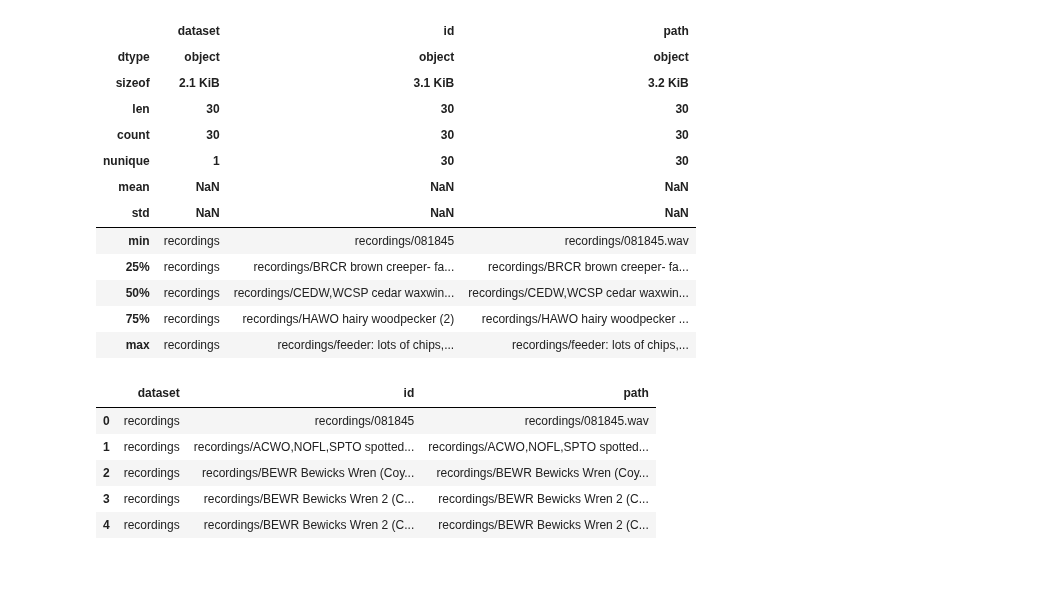
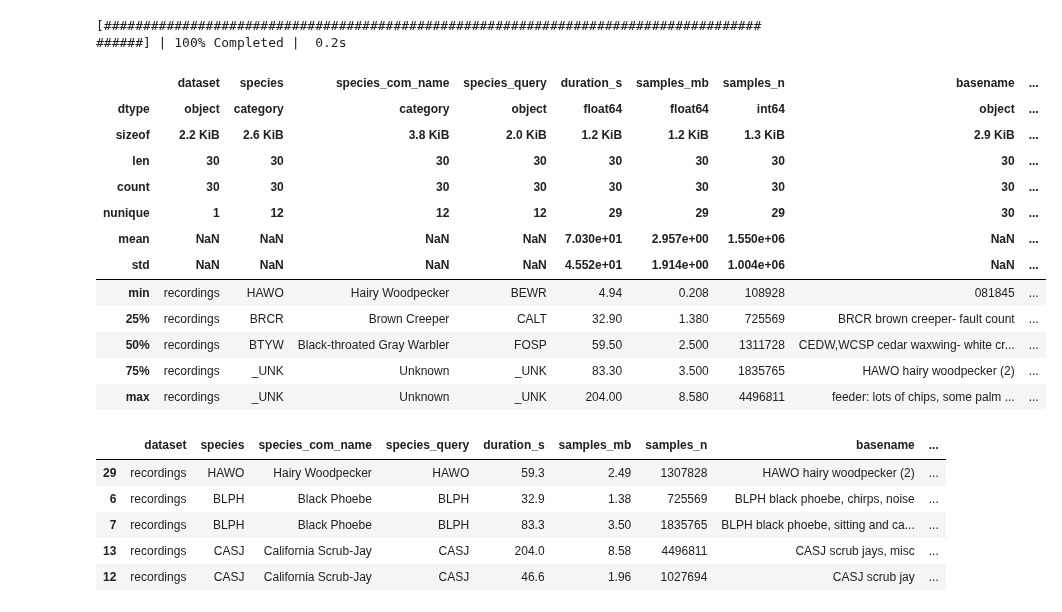
Before and after one commit to jdanbrown/birdgram, a Jupyter notebook: features/notebooks/20180527_cache_refactor.ipynb, the cells around one changed output. Cells and saved outputs as stored; diff of their text form; code cells hidden in the pictures; blank space fills up the shorter version.

```diff
--- a/features/notebooks/20180527_cache_refactor.ipynb
+++ b/features/notebooks/20180527_cache_refactor.ipynb
@@ -18,29 +18,31 @@ figsize('inline_short');
 # %%
 recs = (
     load_recs([
         'peterson-field-guide',
         'recordings',
     ])
     [:30]  # XXX Faster dev
+    .pipe(recs_load_metadata)
 )
 display(df_summary(recs), recs[:5])
 # %% [output]
+[##########################################################################################] | 100% Completed |  0.2s
-|  | dataset | id | path |
-| dtype | object | object | object |
-| sizeof | 2.1 KiB | 3.1 KiB | 3.2 KiB |
-| len | 30 | 30 | 30 |
-| count | 30 | 30 | 30 |
-| nunique | 1 | 30 | 30 |
-| mean | NaN | NaN | NaN |
-| std | NaN | NaN | NaN |
-| min | recordings | recordings/081845 | recordings/081845.wav |
-| 25% | recordings | recordings/BRCR brown creeper- fa... | recordings/BRCR brown creeper- fa... |
-| 50% | recordings | recordings/CEDW,WCSP cedar waxwin... | recordings/CEDW,WCSP cedar waxwin... |
-| 75% | recordings | recordings/HAWO hairy woodpecker (2) | recordings/HAWO hairy woodpecker ... |
-| max | recordings | recordings/feeder: lots of chips,... | recordings/feeder: lots of chips,... |
+|  | dataset | species | species_com_name | species_query | duration_s | samples_mb | samples_n | basename | ... |
+| dtype | object | category | category | object | float64 | float64 | int64 | object | ... |
+| sizeof | 2.2 KiB | 2.6 KiB | 3.8 KiB | 2.0 KiB | 1.2 KiB | 1.2 KiB | 1.3 KiB | 2.9 KiB | ... |
+| len | 30 | 30 | 30 | 30 | 30 | 30 | 30 | 30 | ... |
+| count | 30 | 30 | 30 | 30 | 30 | 30 | 30 | 30 | ... |
+| nunique | 1 | 12 | 12 | 12 | 29 | 29 | 29 | 30 | ... |
+| mean | NaN | NaN | NaN | NaN | 7.030e+01 | 2.957e+00 | 1.550e+06 | NaN | ... |
+| std | NaN | NaN | NaN | NaN | 4.552e+01 | 1.914e+00 | 1.004e+06 | NaN | ... |
+| min | recordings | HAWO | Hairy Woodpecker | BEWR | 4.94 | 0.208 | 108928 | 081845 | ... |
+| 25% | recordings | BRCR | Brown Creeper | CALT | 32.90 | 1.380 | 725569 | BRCR brown creeper- fault count | ... |
+| 50% | recordings | BTYW | Black-throated Gray Warbler | FOSP | 59.50 | 2.500 | 1311728 | CEDW,WCSP cedar waxwing- white cr... | ... |
+| 75% | recordings | _UNK | Unknown | _UNK | 83.30 | 3.500 | 1835765 | HAWO hairy woodpecker (2) | ... |
+| max | recordings | _UNK | Unknown | _UNK | 204.00 | 8.580 | 4496811 | feeder: lots of chips, some palm ... | ... |
-|  | dataset | id | path |
-| 0 | recordings | recordings/081845 | recordings/081845.wav |
-| 1 | recordings | recordings/ACWO,NOFL,SPTO spotted... | recordings/ACWO,NOFL,SPTO spotted... |
-| 2 | recordings | recordings/BEWR Bewicks Wren (Coy... | recordings/BEWR Bewicks Wren (Coy... |
-| 3 | recordings | recordings/BEWR Bewicks Wren 2 (C... | recordings/BEWR Bewicks Wren 2 (C... |
-| 4 | recordings | recordings/BEWR Bewicks Wren 2 (C... | recordings/BEWR Bewicks Wren 2 (C... |
+|  | dataset | species | species_com_name | species_query | duration_s | samples_mb | samples_n | basename | ... |
+| 29 | recordings | HAWO | Hairy Woodpecker | HAWO | 59.3 | 2.49 | 1307828 | HAWO hairy woodpecker (2) | ... |
+| 6 | recordings | BLPH | Black Phoebe | BLPH | 32.9 | 1.38 | 725569 | BLPH black phoebe, chirps, noise | ... |
+| 7 | recordings | BLPH | Black Phoebe | BLPH | 83.3 | 3.50 | 1835765 | BLPH black phoebe, sitting and ca... | ... |
+| 13 | recordings | CASJ | California Scrub-Jay | CASJ | 204.0 | 8.58 | 4496811 | CASJ scrub jays, misc | ... |
+| 12 | recordings | CASJ | California Scrub-Jay | CASJ | 46.6 | 1.96 | 1027694 | CASJ scrub jay | ... |
```
Also changed, not shown: parts of 10 cells of this notebook, 4 other files.
